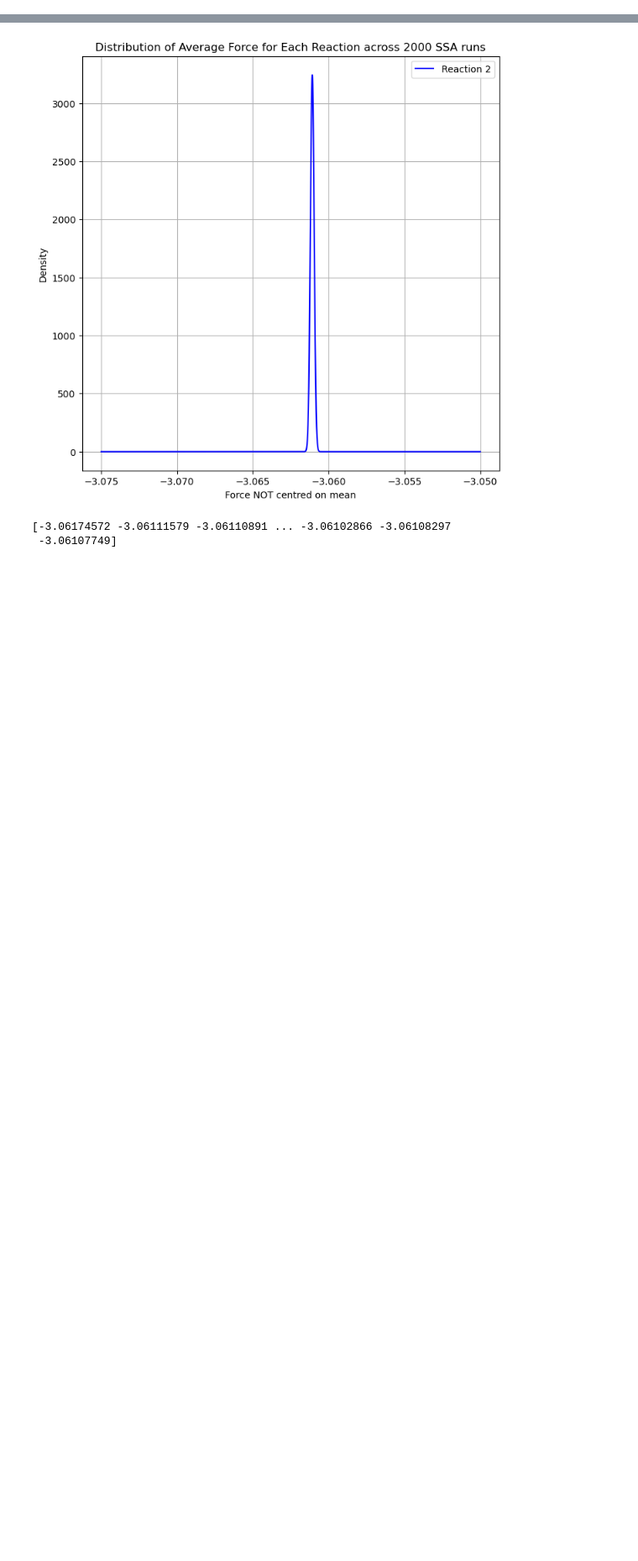
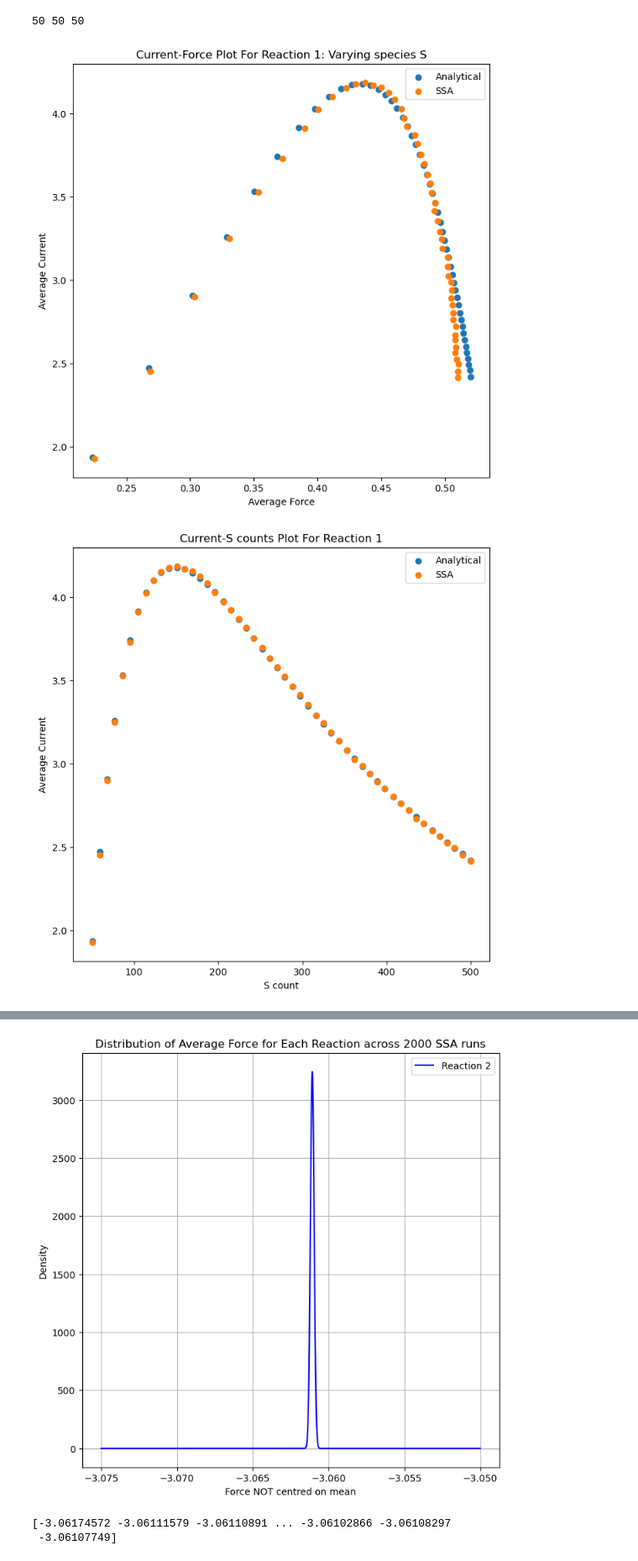
Before and after one commit to FTurci/conductance-chem-net, a Jupyter notebook: students/Will/Gillespie_simulations/numba_infused.ipynb, the cells around one changed output, grey strips where cells are left out. Shown at 84% size. Drawn from its saved outputs; the diff is of its cells as text; code cells hidden in the pictures; blank space fills up the shorter version.

```diff
--- a/students/Will/Gillespie_simulations/numba_infused.ipynb
+++ b/students/Will/Gillespie_simulations/numba_infused.ipynb
@@ -1051,0 +1189,64 @@ plt.show()
+# %%
+# Use my analytical expression for the current and force of reaction 1 in terms of varying S and rates only
+
+
+rates = 0.1* np.array([0.005, 0.8, 0.6, 0.002, 0.012, 0.5])
+k1f = rates[0]
+k1b = rates[1]
+k2f = rates[2]
+k2b = rates[3]
+k3f = rates[4]
+k3b = rates[5]
+
+Na = 50
+
+E_T = 600#initial_counts[0] + initial_counts[1] + initial_counts[2] # total internal species (shouldn't change due to conservation)
+
+analytical_current = []
+analytical_force = []
+
+for S in initial_S_counts:
+
+    j = (k1f*k2f*S - k1b*k2b*Na)*E_T / (((k1f*S + k2b*Na)*(1+ k3f*S/k3b))+k2f+k1b)
+
+    f = np.log( (k1f*S*(k1b+k2f)) / (k1b*(k1f*S + k2b*Na)) )
+
+    analytical_current.append(j)
+    analytical_force.append(f)
+
+#norm = plt.Normalize(vmin=min(initial_counts_S_runs), vmax=max(initial_counts_S_runs))
+
+print(len(det_forces), len(analytical_current), len(I_axis_means))
+plt.title("Current-Force Plot For Reaction 1: Varying species S")
+plt.xlabel("Average Force")
+plt.ylabel("Average Current")
+plt.scatter(det_forces, analytical_current, label = 'Analytical')
+plt.scatter([sub[0] for sub in F_axis_means], [sub[0] for sub in I_axis_means], label = 'SSA')
+#cbar = plt.colorbar(scatter)
+# cbar.set_label('Initial S Count')
+plt.legend()
+plt.show()
+
+plt.title("Current-S counts Plot For Reaction 1")
+plt.xlabel("S count")
+plt.ylabel("Average Current")
+plt.scatter(initial_S_counts, analytical_current, label = 'Analytical')
+plt.scatter(initial_S_counts, [sub[0] for sub in I_axis_means], label = 'SSA')
+# cbar = plt.colorbar(scatter)
+# cbar.set_label('Initial S Count')
+plt.legend()
+plt.show()
+
+plt.title("Force-S counts Plot For Reaction 1")
+plt.xlabel("S count")
+plt.ylabel("Average Force")
+plt.scatter(initial_S_counts, det_forces, label = 'Analytical')
+plt.scatter(initial_S_counts, [sub[0] for sub in F_axis_means], label = 'SSA')
+# cbar = plt.colorbar(scatter)
+# cbar.set_label('Initial S Count')
+plt.legend()
+plt.show()
+# %% [output]
+50 50 50
+[figure, added]
+[figure, added]
```
Also changed, not shown: parts of 15 cells of this notebook.
